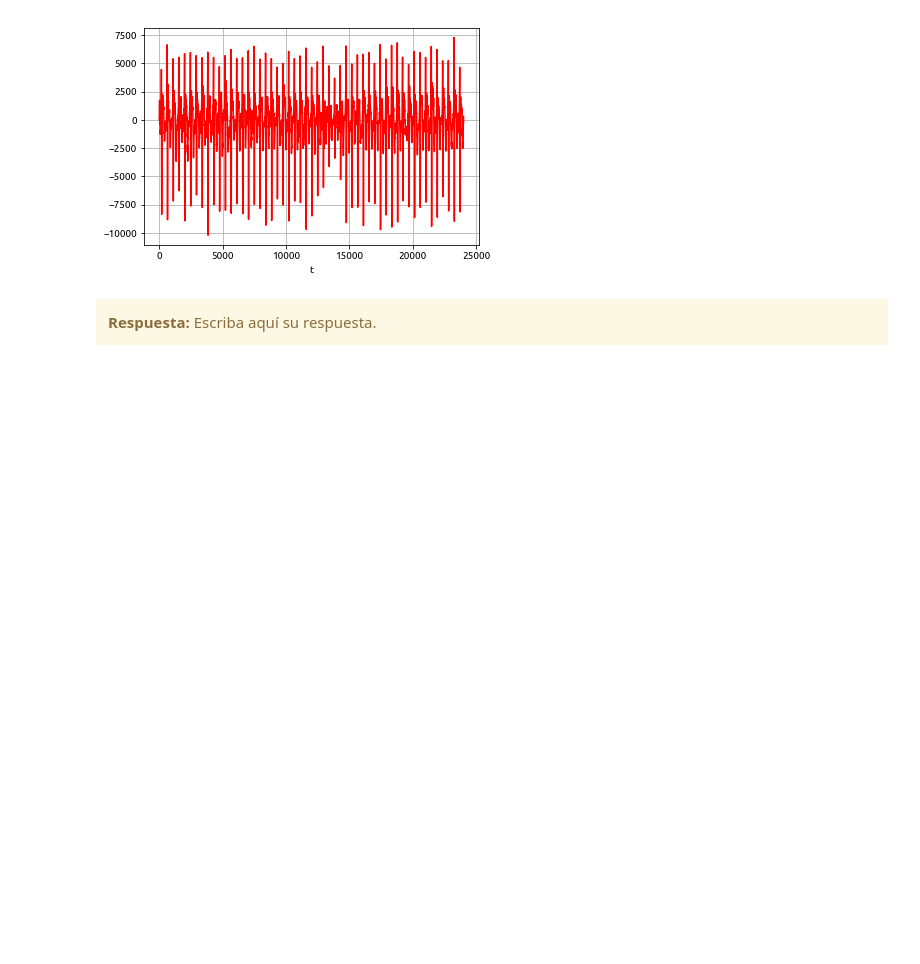
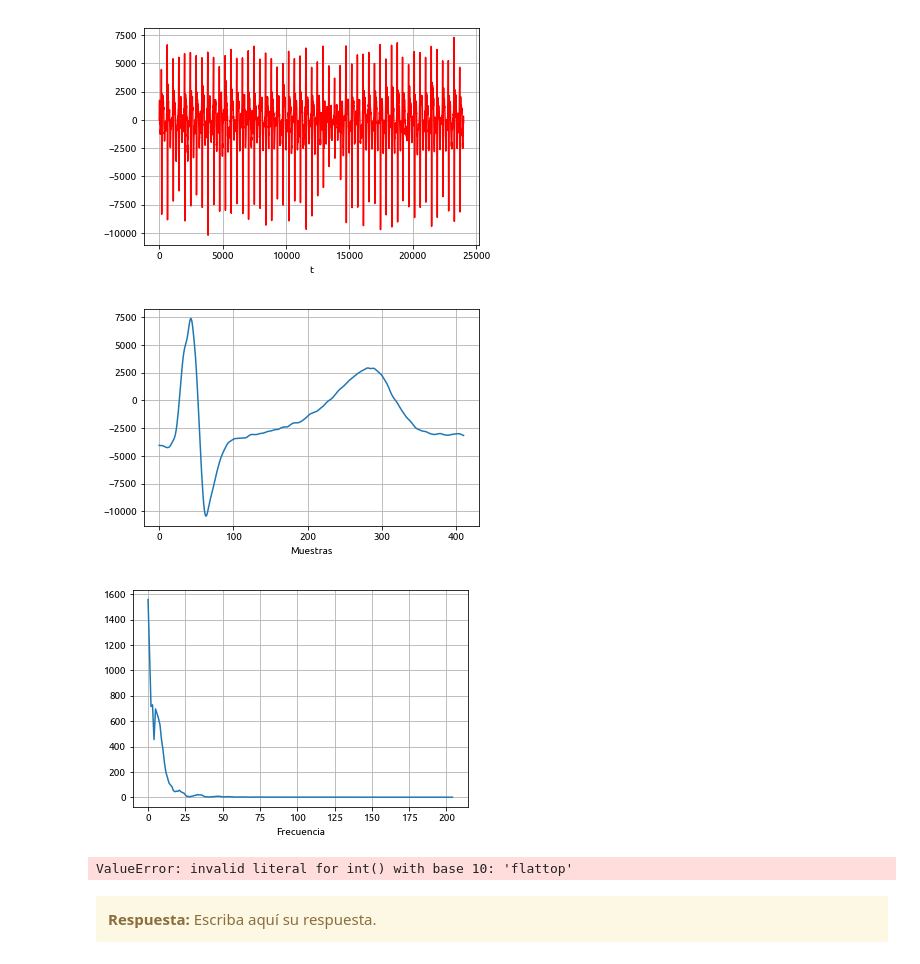
Before and after one commit to tomiambro/gibio, a Jupyter notebook: TP4 - Filtrado.ipynb, the cells around one changed output. Drawn from its saved outputs; the diff is of its cells as text; code cells hidden in the pictures; blank space fills up the shorter version.

Commit message:
Transformada del latido normal

```diff
--- a/TP4 - Filtrado.ipynb
+++ b/TP4 - Filtrado.ipynb
@@ -320,6 +320,55 @@ plt.show()
 # %% [output]
 [figure]
 [figure]
+# %%
+# Analisis Espectral del latido normal
+
+ecg_normal = vertical_flaten(mat_struct['heartbeat_pattern1'])
+
+N = len(ecg_normal)
+df = fs/N
+
+
+ff = np.linspace(0, (N/2)*df, N/2).flatten()
+
+En = np.fft.fft(ecg_normal, axis=0)/N
+
+plt.figure(1)
+plt.xlabel('Muestras')
+plt.plot(ecg_normal)
+plt.grid()
+plt.show()
+
+plt.figure(2)
+plt.xlabel('Frecuencia')
+plt.plot(np.abs(S[:int(N/2)]))
+plt.grid()
+plt.show()
+# %% [output]
+[figure, added]
+[figure, added]
+# %%
+# Analisis Espectral del ecg
+
+inf = int(zonas_sin_interf[0][0])
+sup = int(zonas_sin_interf[0][1])
+N = sup - inf
+
+
+
+plt.figure(1)
+plt.xlabel('Muestras')
+plt.plot(ecg_one_lead[inf:sup])
+plt.grid()
+plt.show()
+
+plt.figure(2)
+plt.xlabel('Frecuencia')
+#plt.semilogy(f, Pxx_den)
+plt.grid()
+plt.show()
+# %% [output]
+ValueError: invalid literal for int() with base 10: 'flattop'
 # %% [markdown]
 <div class="alert alert-block alert-warning">
 <b>Respuesta:</b> Escriba aquí su respuesta.
```
